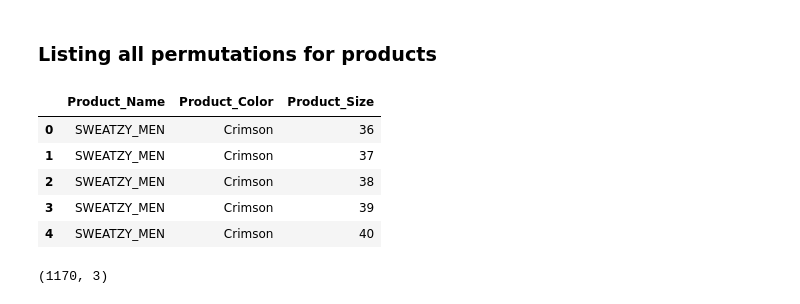
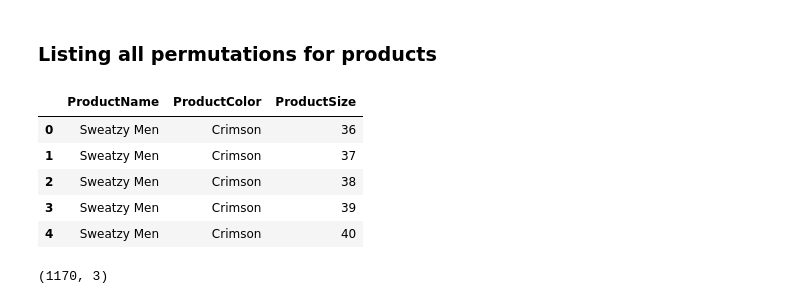
Before and after one commit to Maurits-Jansen/Sneaker-Faqtory, a Jupyter notebook: Sneaker Faqtory Tables.ipynb, the cells around one changed output. Saved outputs shown, nothing was run; the diff lists cells and outputs as text; code cells hidden in the pictures.

```diff
--- a/Sneaker Faqtory Tables.ipynb
+++ b/Sneaker Faqtory Tables.ipynb
@@ -150,11 +158,11 @@ color = ['Crimson', 'Navy', 'Olive', 'Baby Blue',
         ]
 
 #A nested list with all product specifications is used to find all the possible permutations
-productcategories = [['SWEATZY_MEN','SWEATZY_WOMEN',
-               'WOVE_MEN','WOVE_WOMEN',
-               'BOOTWEAR_MEN','BOOTWEAR_WOMEN',
-               'FROVE_MEN','FROVE_WOMEN',
-               'SWOONIX_MEN','SWOONIX_WOMEN'
+productcategories = [['Sweatzy Men','Sweatzy Women',
+               'Wove Men','Wove Women',
+               'Bootwear Men','Bootwear Women',
+               'Frove Men','Frove Women',
+               'Swoonix Men','Swoonix Women'
               ],
                ['Crimson', 'Navy', 'Olive', 'Baby Blue',
                 'Cyan', 'Coral', 'Azure', 'Denim', 'Peach'],
@@ -165,16 +173,16 @@ productcategories = [['SWEATZY_MEN','SWEATZY_WOMEN',
 # %%
 #All permutations are put into a single list and then transformed into a dataframe.
 products = list(itertools.product(*productcategories))
 
-productsdf = pd.DataFrame (products, columns = ['Product_Name', 'Product_Color', 'Product_Size'])
+productsdf = pd.DataFrame (products, columns = ['ProductName', 'ProductColor', 'ProductSize'])
 productsdf.head(5)
 # %% [output]
-|  | Product_Name | Product_Color | Product_Size |
-| 0 | SWEATZY_MEN | Crimson | 36 |
-| 1 | SWEATZY_MEN | Crimson | 37 |
-| 2 | SWEATZY_MEN | Crimson | 38 |
-| 3 | SWEATZY_MEN | Crimson | 39 |
-| 4 | SWEATZY_MEN | Crimson | 40 |
+|  | ProductName | ProductColor | ProductSize |
+| 0 | Sweatzy Men | Crimson | 36 |
+| 1 | Sweatzy Men | Crimson | 37 |
+| 2 | Sweatzy Men | Crimson | 38 |
+| 3 | Sweatzy Men | Crimson | 39 |
+| 4 | Sweatzy Men | Crimson | 40 |
 # %%
 productsdf.shape
 # %% [output]
```
Also changed, not shown: parts of 23 cells of this notebook.
